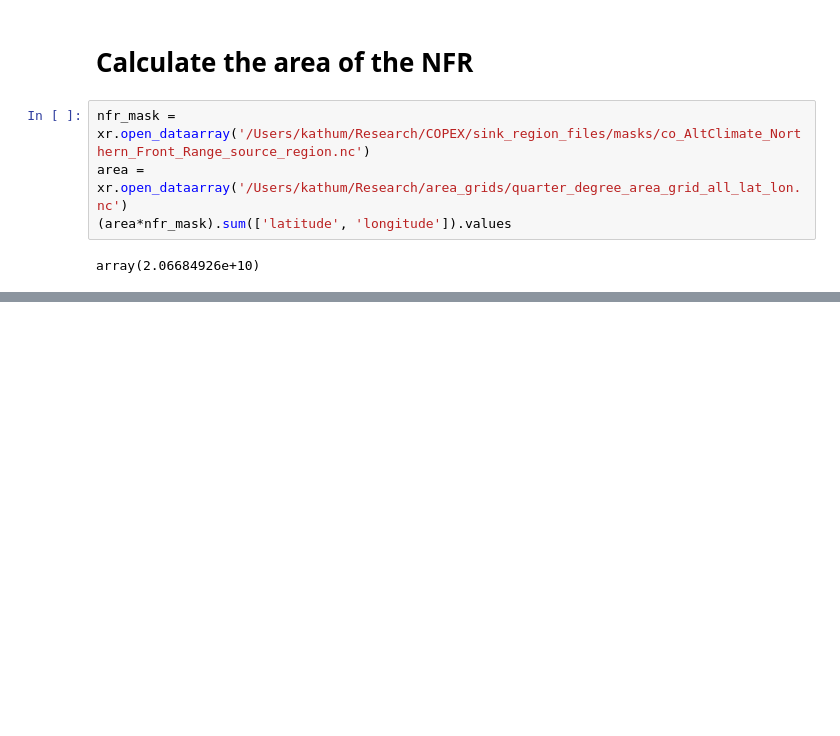
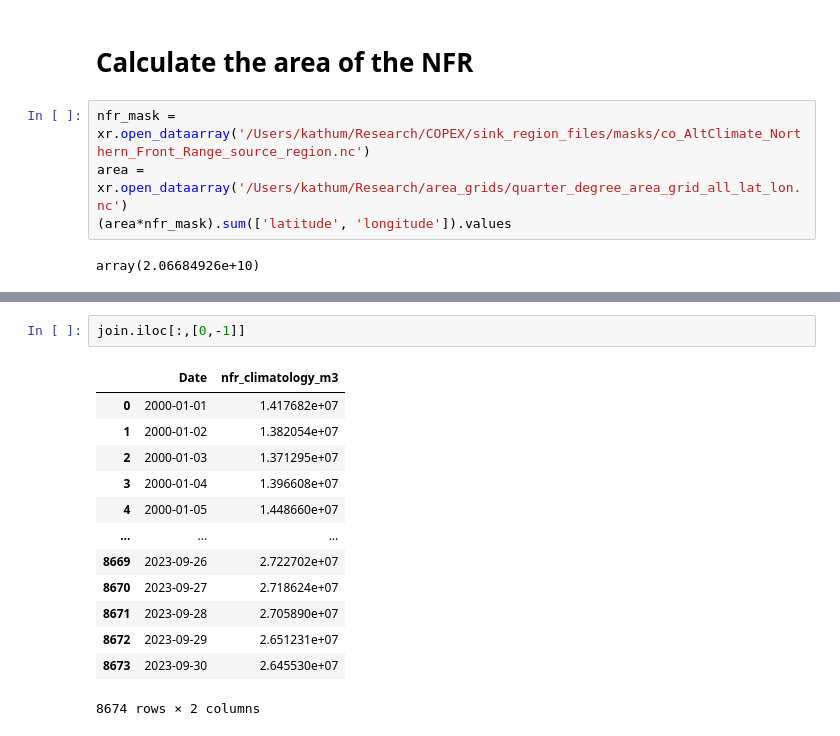
Before and after one commit to khumphreys-csu/Data_Driven_Prediction, a Jupyter notebook: assignment_1.ipynb, the cells around one changed output, grey strips where cells are left out. Drawn from its saved outputs; the diff is of its cells as text; blank space fills up the shorter version.

```diff
--- a/assignment_1.ipynb
+++ b/assignment_1.ipynb
@@ -199,0 +219,16 @@ array(2.06684926e+10)
+# %%
+join.iloc[:,[0,-1]]
+# %% [output]
+|  | Date | nfr_climatology_m3 |
+| 0 | 2000-01-01 | 1.417682e+07 |
+| 1 | 2000-01-02 | 1.382054e+07 |
+| 2 | 2000-01-03 | 1.371295e+07 |
+| 3 | 2000-01-04 | 1.396608e+07 |
+| 4 | 2000-01-05 | 1.448660e+07 |
+| ... | ... | ... |
+| 8669 | 2023-09-26 | 2.722702e+07 |
+| 8670 | 2023-09-27 | 2.718624e+07 |
+| 8671 | 2023-09-28 | 2.705890e+07 |
+| 8672 | 2023-09-29 | 2.651231e+07 |
+| 8673 | 2023-09-30 | 2.645530e+07 |
+8674 rows × 2 columns
```
Also changed, not shown: parts of 4 cells of this notebook, 3 other files.
